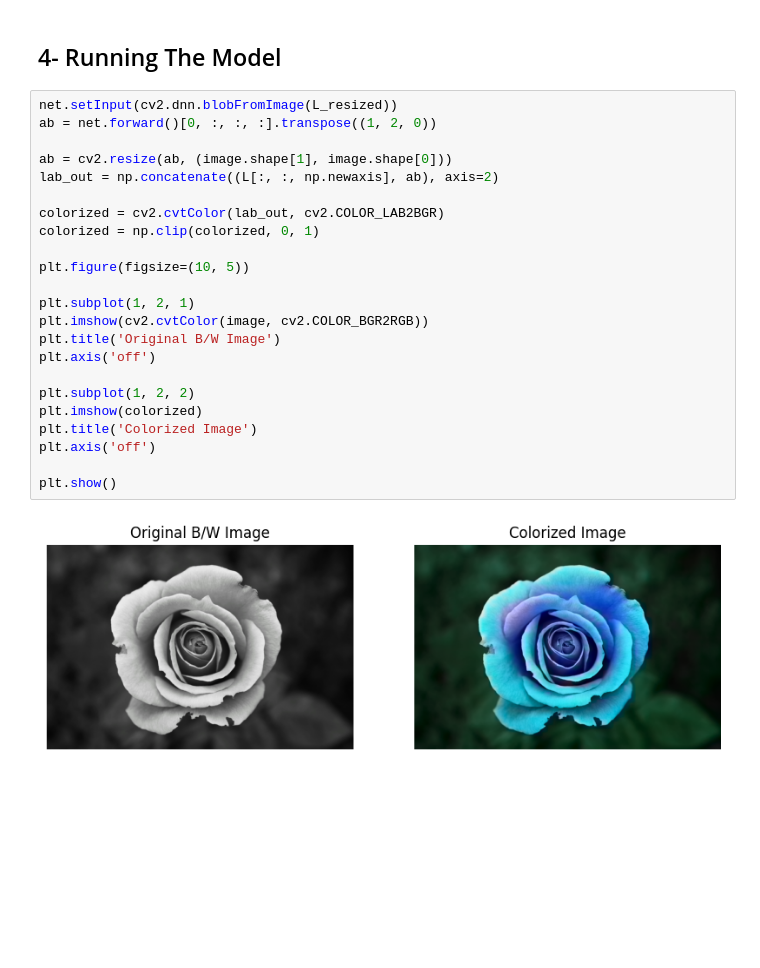
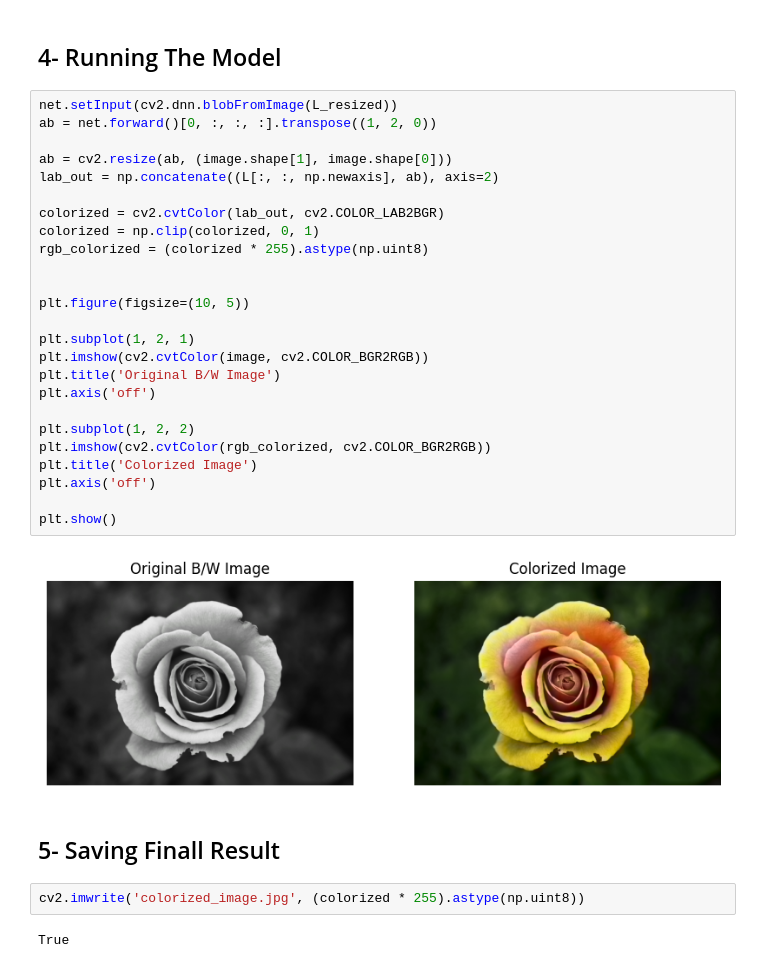
Before and after one commit to KasrAskari/Image-Colorizer, a Jupyter notebook: colorization.ipynb, the cells around one changed output. Cells and saved outputs as stored; diff of their text form; blank space fills up the shorter version.

```diff
--- a/colorization.ipynb
+++ b/colorization.ipynb
@@ -38,25 +38,33 @@ L_resized = L_resized - 50
 # %%
 net.setInput(cv2.dnn.blobFromImage(L_resized))
 ab = net.forward()[0, :, :, :].transpose((1, 2, 0))
 
 ab = cv2.resize(ab, (image.shape[1], image.shape[0]))
 lab_out = np.concatenate((L[:, :, np.newaxis], ab), axis=2)
 
 colorized = cv2.cvtColor(lab_out, cv2.COLOR_LAB2BGR)
 colorized = np.clip(colorized, 0, 1)
+rgb_colorized = (colorized * 255).astype(np.uint8)
+
 
 plt.figure(figsize=(10, 5))
 
 plt.subplot(1, 2, 1)
 plt.imshow(cv2.cvtColor(image, cv2.COLOR_BGR2RGB))
 plt.title('Original B/W Image')
 plt.axis('off')
 
 plt.subplot(1, 2, 2)
-plt.imshow(colorized)
+plt.imshow(cv2.cvtColor(rgb_colorized, cv2.COLOR_BGR2RGB))
 plt.title('Colorized Image')
 plt.axis('off')
 
 plt.show()
 # %% [output]
-[figure, old version]
+[figure, new version]
+# %% [markdown]
+## 5- Saving Finall Result
+# %%
+cv2.imwrite('colorized_image.jpg', (colorized * 255).astype(np.uint8))
+# %% [output]
+True
```
Also changed, not shown: 1 other file.
